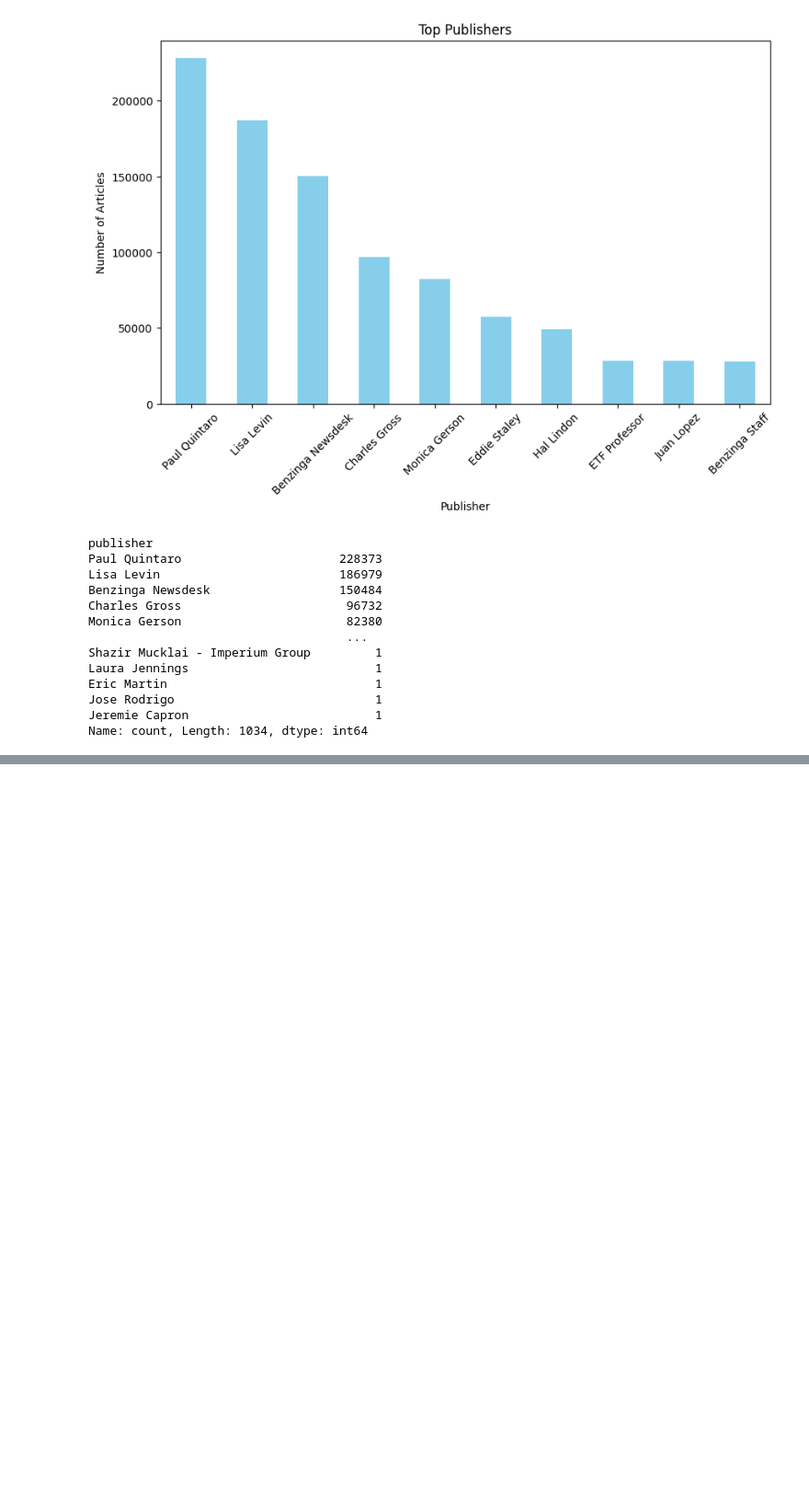
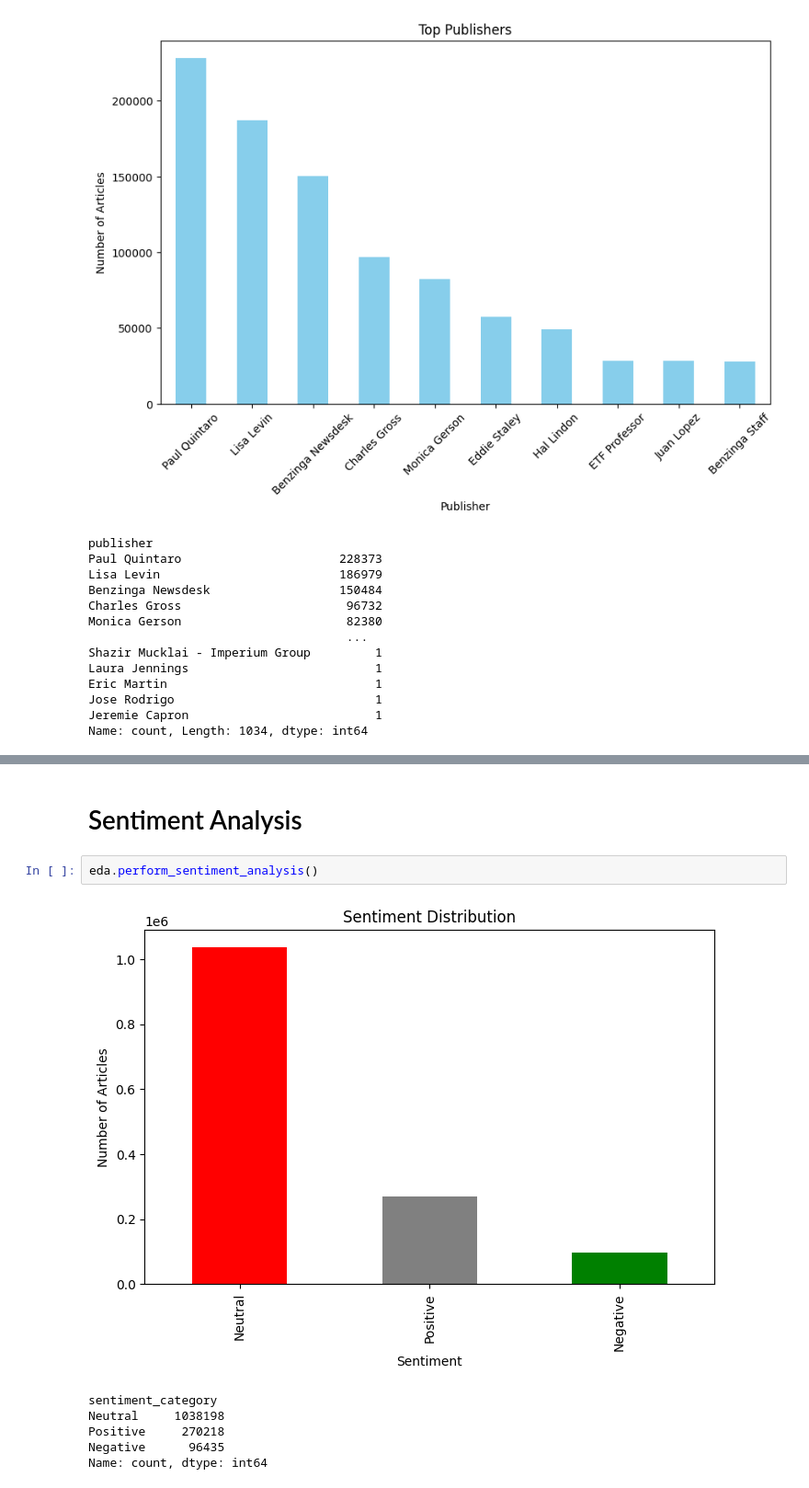
Before and after one commit to HabibiGirum/Stock_Market_Insights_From_Financial_news, a Jupyter notebook: notebooks/stock_analysis.ipynb, the cells around one changed output, grey strips where cells are left out. Shown at 92% size. Drawn from its saved outputs; the diff is of its cells as text; blank space fills up the shorter version.

```diff
--- a/notebooks/stock_analysis.ipynb
+++ b/notebooks/stock_analysis.ipynb
@@ -55,0 +71,11 @@ Name: count, Length: 1034, dtype: int64
+# %% [markdown]
+# Sentiment Analysis
+# %%
+eda.perform_sentiment_analysis()
+# %% [output]
+[figure, added]
+sentiment_category
+Neutral     1038198
+Positive     270218
+Negative      96435
+Name: count, dtype: int64
```
Also changed, not shown: parts of 2 cells of this notebook, 1 other file.
